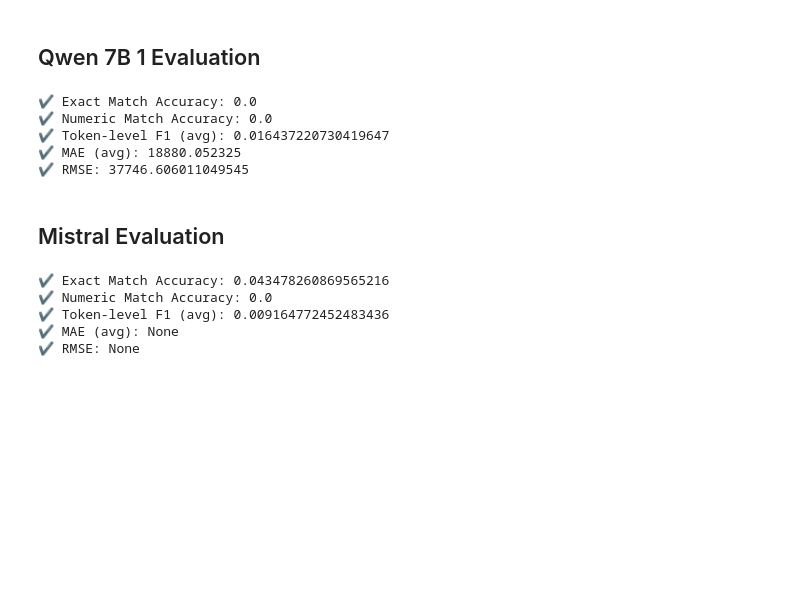
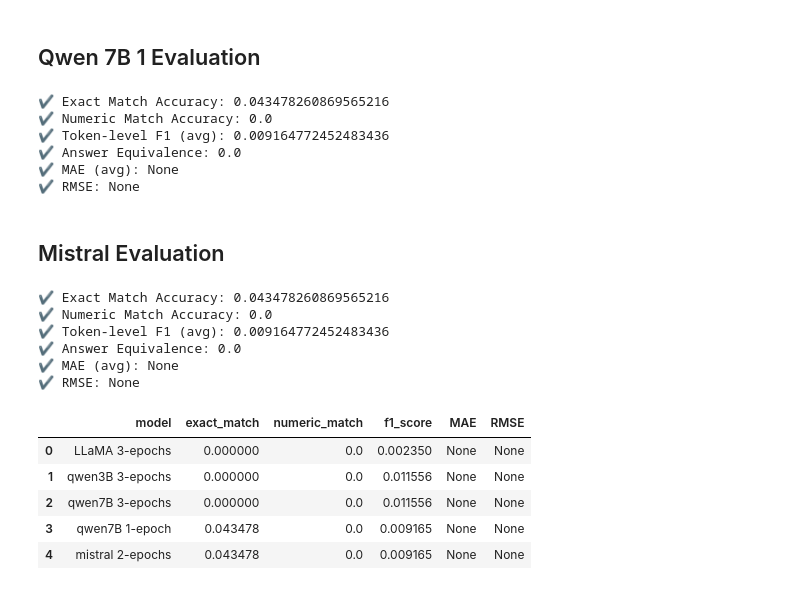
Before and after one commit to NunoRodriguess/proof-of-concept-ft-tpc-c, a Jupyter notebook: eval.ipynb, the cells around one changed output. Saved outputs shown, nothing was run; the diff lists cells and outputs as text; code cells hidden in the pictures; blank space fills up the shorter version.

```diff
--- a/eval.ipynb
+++ b/eval.ipynb
@@ -545,11 +628,13 @@ print("✔ RMSE:", final_rmse)
 # %% [markdown]
 ## Qwen 7B 1 Evaluation
 # %%
-data = load_jsonl("results/qwen-tpch-small-1-epoch.jsonl")
+data = load_jsonl("results/mistral-tpch-small-2-epochs.jsonl")
+
 
 em_scores = []
 numeric_scores = []
 f1_scores = []
+aes = []
 
 mae_list = []
 rmse_list = []
@@ -558,15 +643,24 @@ rel_dist_list = []
 
 column_eval_list = []
 
+
 for item in data:
     gold = item.get("gold", "")
     pred = item.get("predicted", "")
+    question = item.get("question", "")
     total_cols = item.get("columns", None)
 
     # basic metrics
     em_scores.append(exact_match(gold, pred))
     numeric_scores.append(numeric_match(gold, pred))
     f1_scores.append(token_f1(gold, pred))
+
+    # ae
+    inputs = tokenize_function(question, gold, pred)
+    out = model(**inputs)
+    prediction = F.softmax(out.logits, dim=-1).argmax().item()
+    aes.append(prediction)
+
 
     # per-item numeric metrics
     mae = mae_error(gold, pred)
@@ -584,7 +678,7 @@ for item in data:
         column_eval_list.append({})
 
 
-with open("results/qwen-tpch-small-1-epoch_results.txt", "w") as f:
+with open("results/mistral-tpch-small-2-epochs_results.txt", "w") as f:
     for i, item in enumerate(data):
         f.write(f"Item {i+1}:\n")
         f.write(f"Gold: {item.get('gold', '')}\n")
@@ -624,14 +718,27 @@ final_rmse = math.sqrt(sum(valid_rmse) / len(valid_rmse)) if valid_rmse else Non
 print("✔ Exact Match Accuracy:", sum(em_scores) / len(em_scores))
 print("✔ Numeric Match Accuracy:", sum(numeric_scores) / len(numeric_scores))
 print("✔ Token-level F1 (avg):", sum(f1_scores) / len(f1_scores))
+print("✔ Answer Equivalence:", sum(aes) / len(aes))
 print("✔ MAE (avg):", final_mae)
 print("✔ RMSE:", final_rmse)
+
+summary = {
+'model':'qwen7B 1-epoch',
+'exact_match': sum(em_scores) / len(em_scores),
+'numeric_match':sum(numeric_scores) / len(numeric_scores),
+'f1_score':sum(f1_scores) / len(f1_scores),
+'ae':sum(aes) / len(aes),
+'MAE':final_mae,
+'RMSE':final_rmse
+}
+lst.append(summary)
 # %% [output]
-✔ Exact Match Accuracy: 0.0
+✔ Exact Match Accuracy: 0.043478260869565216
 ✔ Numeric Match Accuracy: 0.0
-✔ Token-level F1 (avg): 0.016437220730419647
-✔ MAE (avg): 18880.052325
-✔ RMSE: 37746.606011049545
+✔ Token-level F1 (avg): 0.009164772452483436
+✔ Answer Equivalence: 0.0
+✔ MAE (avg): None
+✔ RMSE: None
 # %% [markdown]
 ## Mistral Evaluation
 # %%
@@ -640,6 +747,7 @@ data = load_jsonl("results/mistral-tpch-small-2-epochs.jsonl")
 em_scores = []
 numeric_scores = []
 f1_scores = []
+aes = []
 
 mae_list = []
 rmse_list = []
@@ -648,15 +756,24 @@ rel_dist_list = []
 
 column_eval_list = []
 
+
 for item in data:
     gold = item.get("gold", "")
     pred = item.get("predicted", "")
+    question = item.get("question", "")
     total_cols = item.get("columns", None)
 
     # basic metrics
     em_scores.append(exact_match(gold, pred))
     numeric_scores.append(numeric_match(gold, pred))
     f1_scores.append(token_f1(gold, pred))
+
+    # ae
+    inputs = tokenize_function(question, gold, pred)
+    out = model(**inputs)
+    prediction = F.softmax(out.logits, dim=-1).argmax().item()
+    aes.append(prediction)
+
 
     # per-item numeric metrics
     mae = mae_error(gold, pred)
@@ -714,11 +831,25 @@ final_rmse = math.sqrt(sum(valid_rmse) / len(valid_rmse)) if valid_rmse else Non
 print("✔ Exact Match Accuracy:", sum(em_scores) / len(em_scores))
 print("✔ Numeric Match Accuracy:", sum(numeric_scores) / len(numeric_scores))
 print("✔ Token-level F1 (avg):", sum(f1_scores) / len(f1_scores))
+print("✔ Answer Equivalence:", sum(aes) / len(aes))
 print("✔ MAE (avg):", final_mae)
 print("✔ RMSE:", final_rmse)
+
+summary = {
+'model':'mistral 2-epochs',
+'exact_match': sum(em_scores) / len(em_scores),
+'numeric_match':sum(numeric_scores) / len(numeric_scores),
+'f1_score':sum(f1_scores) / len(f1_scores),
+'ae':sum(aes) / len(aes),
+'MAE':final_mae,
+'RMSE':final_rmse
+}
+
+lst.append(summary)
 # %% [output]
 ✔ Exact Match Accuracy: 0.043478260869565216
 ✔ Numeric Match Accuracy: 0.0
 ✔ Token-level F1 (avg): 0.009164772452483436
+✔ Answer Equivalence: 0.0
 ✔ MAE (avg): None
 ✔ RMSE: None
@@ -724,0 +858,10 @@ print("✔ RMSE:", final_rmse)
+# %%
+df.drop_duplicates(inplace=True)
+df
+# %% [output]
+|  | model | exact_match | numeric_match | f1_score | MAE | RMSE |
+| 0 | LLaMA 3-epochs | 0.000000 | 0.0 | 0.002350 | None | None |
+| 1 | qwen3B 3-epochs | 0.000000 | 0.0 | 0.011556 | None | None |
+| 2 | qwen7B 3-epochs | 0.000000 | 0.0 | 0.011556 | None | None |
+| 3 | qwen7B 1-epoch | 0.043478 | 0.0 | 0.009165 | None | None |
+| 4 | mistral 2-epochs | 0.043478 | 0.0 | 0.009165 | None | None |
```
Also changed, not shown: parts of 8 cells of this notebook.
